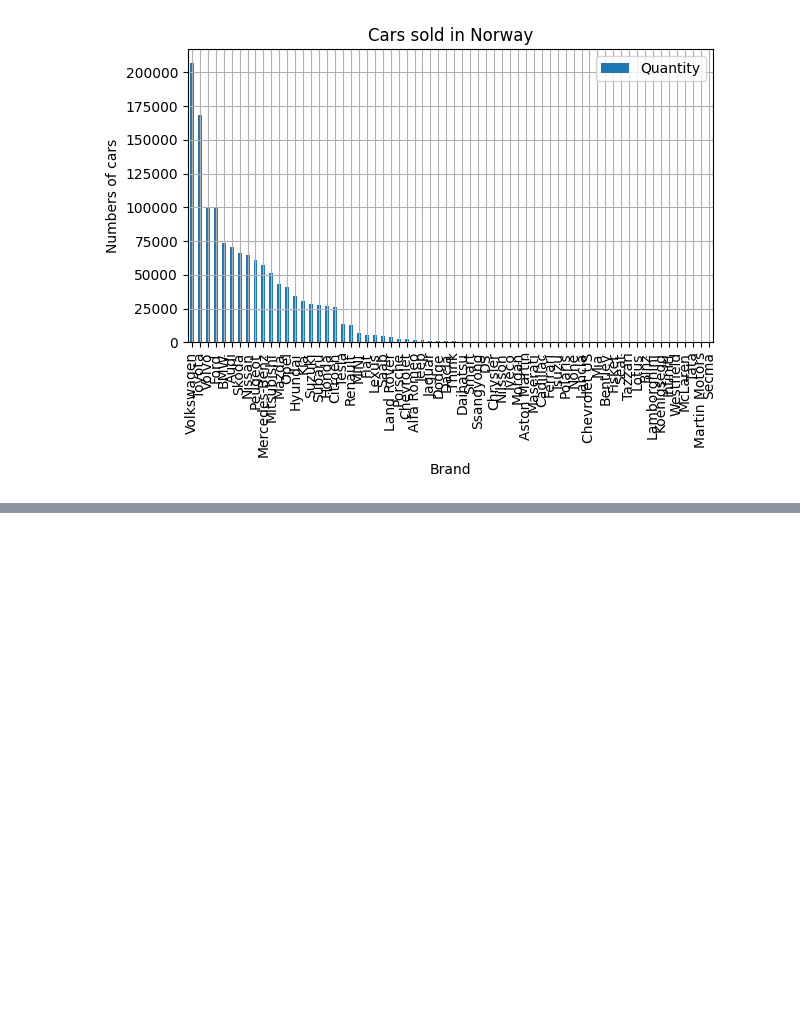
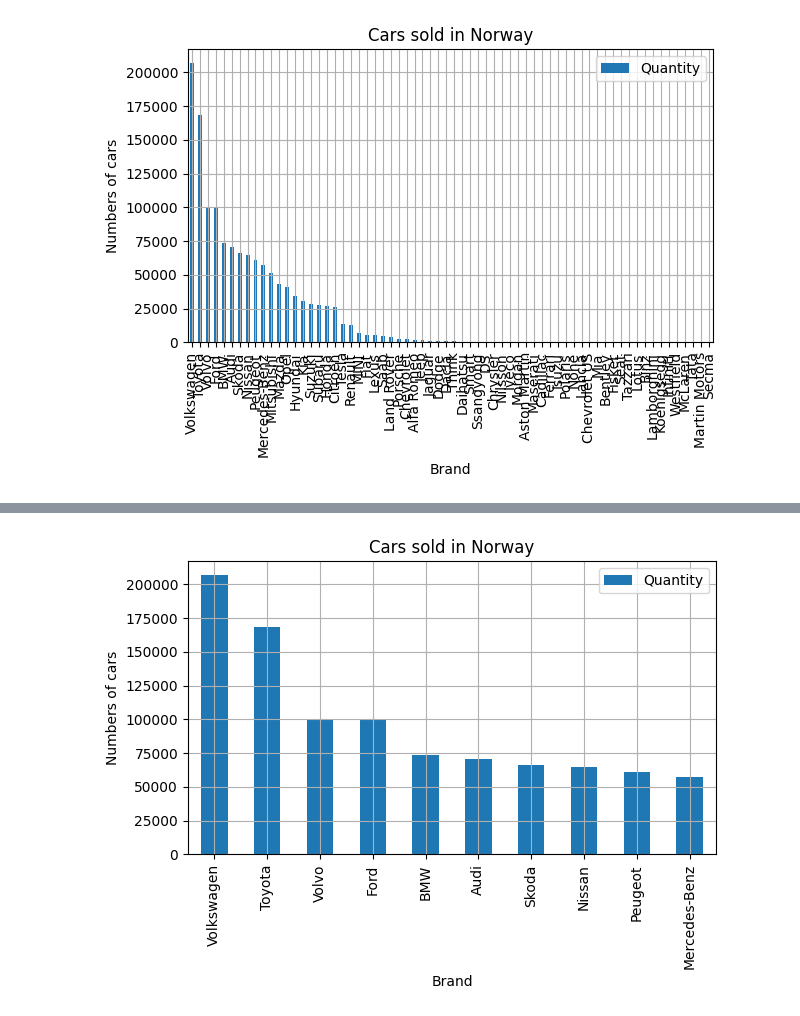
Before and after one commit to MilouSandenL/data_visualization_milou, a Jupyter notebook: code_alongs/04_storytelling/motplotlib_bar_storytelling.ipynb, the cells around one changed output, grey strips where cells are left out. Saved outputs shown, nothing was run; the diff lists cells and outputs as text; code cells hidden in the pictures; blank space fills up the shorter version.

```diff
--- a/code_alongs/04_storytelling/motplotlib_bar_storytelling.ipynb
+++ b/code_alongs/04_storytelling/motplotlib_bar_storytelling.ipynb
@@ -38,0 +54,8 @@ fig.savefig("figures/0_bar_initial.png")
+# %%
+ax = df_quantity_brand.iloc[:10].plot(kind = "bar", title = "Cars sold in Norway", ylabel = "Numbers of cars")
+ax.grid()
+fig = ax.get_figure()
+fig.tight_layout()
+fig.savefig("figures/1_bar_initial.png")
+# %% [output]
+[figure, added]
```
Also changed, not shown: parts of 6 cells of this notebook, 2 other files.
